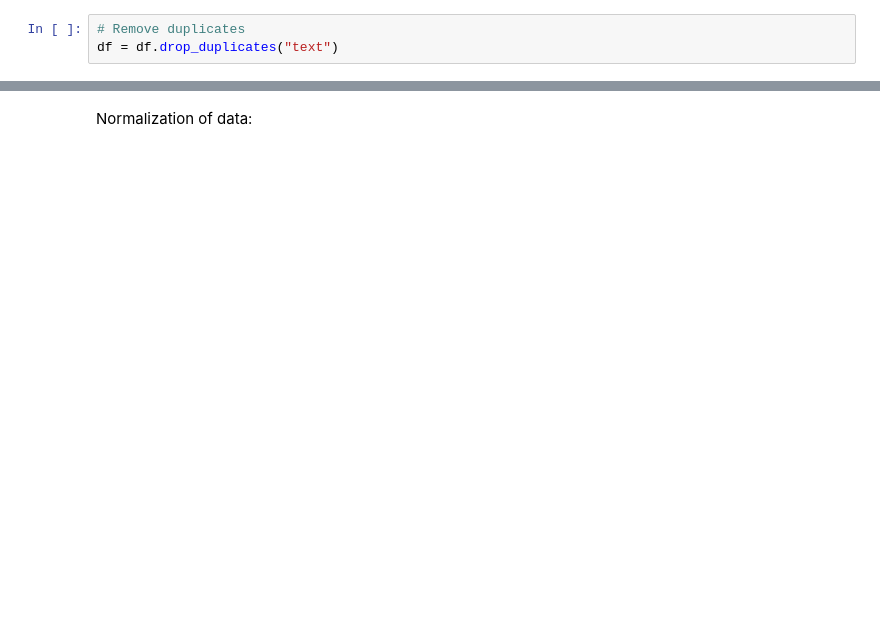
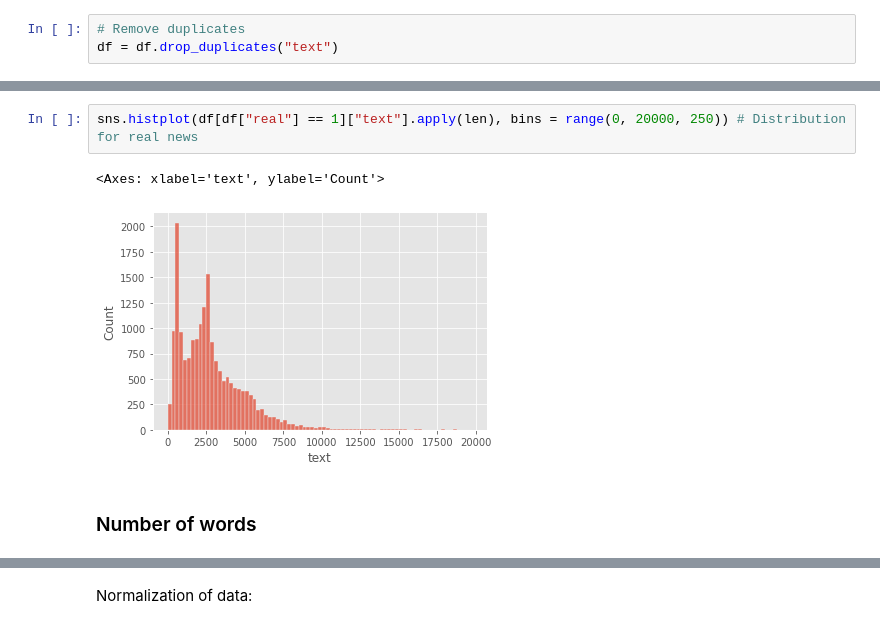
Before and after one commit to ZetrextJG/MLProject1_FakeNewsDetection, a Jupyter notebook: MLProject1_FakeNewsDetection.ipynb, the cells around one changed output, grey strips where cells are left out. Drawn from its saved outputs; the diff is of its cells as text; blank space fills up the shorter version.

```diff
--- a/MLProject1_FakeNewsDetection.ipynb
+++ b/MLProject1_FakeNewsDetection.ipynb
@@ -206,0 +410,7 @@ y_train = df_train["real"]
+# %%
+sns.histplot(df[df["real"] == 1]["text"].apply(len), bins = range(0, 20000, 250)) # Distribution for real news
+# %% [output]
+<Axes: xlabel='text', ylabel='Count'>
+[figure, added]
+# %% [markdown]
+### Number of words
```
Also changed, not shown: parts of 126 cells of this notebook, 1 other file.
